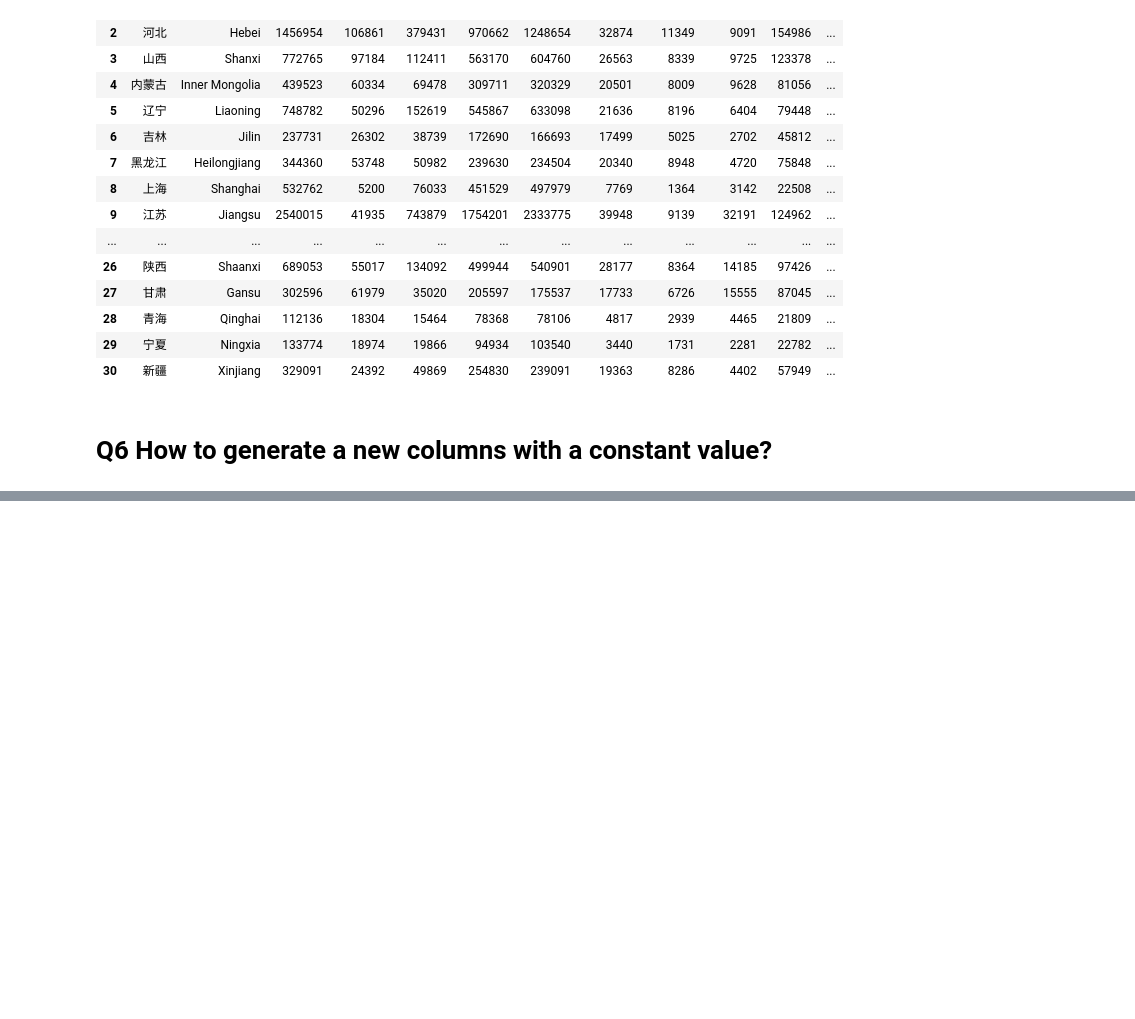
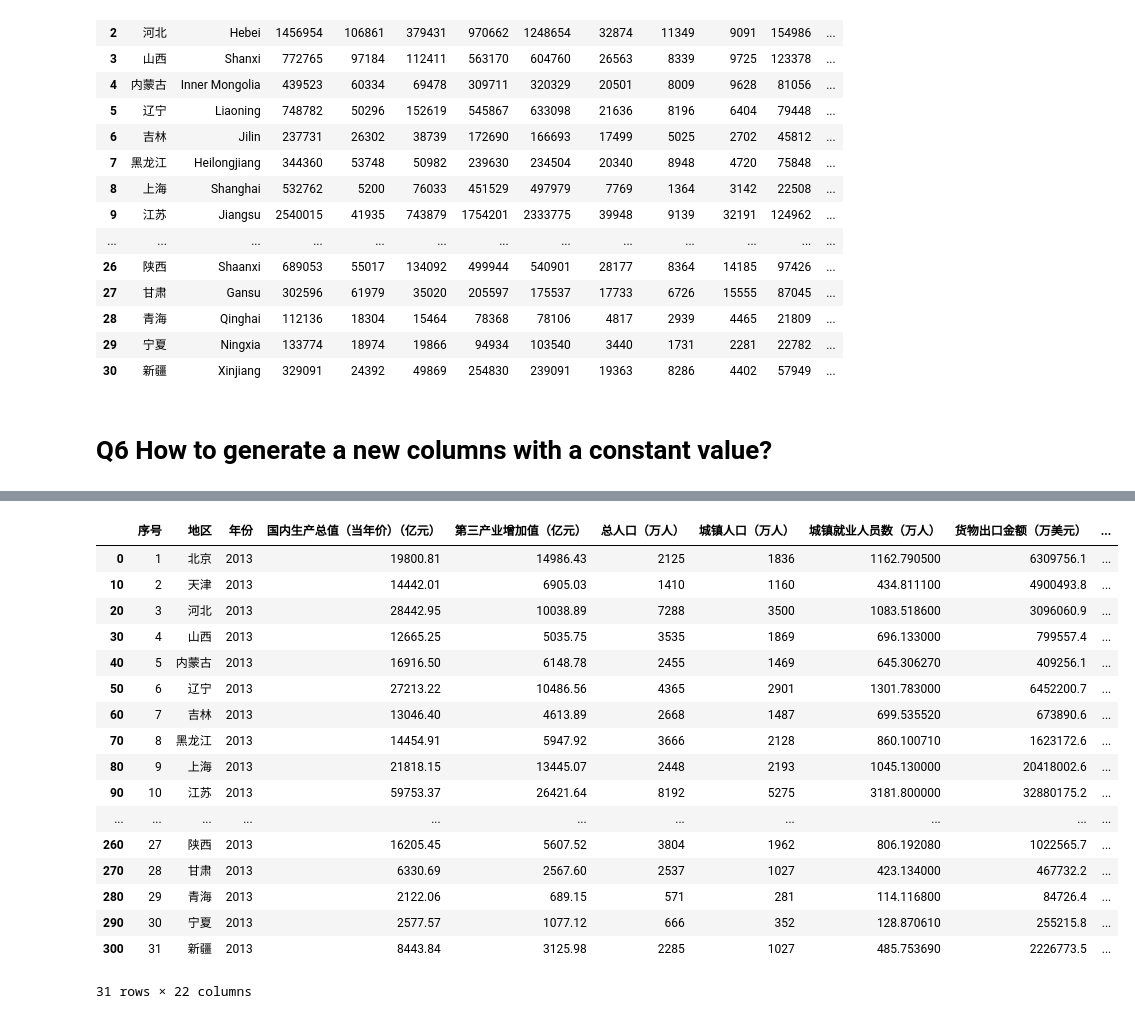
Before and after one commit to hanyu2010wendy/Big-Data, a Jupyter notebook: Chinese-statistics-data/Chinese-data.ipynb, the cells around one changed output, grey strips where cells are left out. Saved outputs shown, nothing was run; the diff lists cells and outputs as text; code cells hidden in the pictures; blank space fills up the shorter version.

```diff
--- a/Chinese-statistics-data/Chinese-data.ipynb
+++ b/Chinese-statistics-data/Chinese-data.ipynb
@@ -173,0 +223,23 @@ df.set_index(['地区','年份']).head(10)
+# %%
+df['R&Dgrowthrate'] = df.groupby('行政区划代码')['R&D经费（万元）'].pct_change()
+# %%
+df.query('年份==2013')
+# %% [output]
+|  | 序号 | 地区 | 年份 | 国内生产总值（当年价）（亿元） | 第三产业增加值（亿元） | 总人口（万人） | 城镇人口（万人） | 城镇就业人员数（万人） | 货物出口金额（万美元） | ... |
+| 0 | 1 | 北京 | 2013 | 19800.81 | 14986.43 | 2125 | 1836 | 1162.790500 | 6309756.1 | ... |
+| 10 | 2 | 天津 | 2013 | 14442.01 | 6905.03 | 1410 | 1160 | 434.811100 | 4900493.8 | ... |
+| 20 | 3 | 河北 | 2013 | 28442.95 | 10038.89 | 7288 | 3500 | 1083.518600 | 3096060.9 | ... |
+| 30 | 4 | 山西 | 2013 | 12665.25 | 5035.75 | 3535 | 1869 | 696.133000 | 799557.4 | ... |
+| 40 | 5 | 内蒙古 | 2013 | 16916.50 | 6148.78 | 2455 | 1469 | 645.306270 | 409256.1 | ... |
+| 50 | 6 | 辽宁 | 2013 | 27213.22 | 10486.56 | 4365 | 2901 | 1301.783000 | 6452200.7 | ... |
+| 60 | 7 | 吉林 | 2013 | 13046.40 | 4613.89 | 2668 | 1487 | 699.535520 | 673890.6 | ... |
+| 70 | 8 | 黑龙江 | 2013 | 14454.91 | 5947.92 | 3666 | 2128 | 860.100710 | 1623172.6 | ... |
+| 80 | 9 | 上海 | 2013 | 21818.15 | 13445.07 | 2448 | 2193 | 1045.130000 | 20418002.6 | ... |
+| 90 | 10 | 江苏 | 2013 | 59753.37 | 26421.64 | 8192 | 5275 | 3181.800000 | 32880175.2 | ... |
+| ... | ... | ... | ... | ... | ... | ... | ... | ... | ... | ... |
+| 260 | 27 | 陕西 | 2013 | 16205.45 | 5607.52 | 3804 | 1962 | 806.192080 | 1022565.7 | ... |
+| 270 | 28 | 甘肃 | 2013 | 6330.69 | 2567.60 | 2537 | 1027 | 423.134000 | 467732.2 | ... |
+| 280 | 29 | 青海 | 2013 | 2122.06 | 689.15 | 571 | 281 | 114.116800 | 84726.4 | ... |
+| 290 | 30 | 宁夏 | 2013 | 2577.57 | 1077.12 | 666 | 352 | 128.870610 | 255215.8 | ... |
+| 300 | 31 | 新疆 | 2013 | 8443.84 | 3125.98 | 2285 | 1027 | 485.753690 | 2226773.5 | ... |
+31 rows × 22 columns
```
Also changed, not shown: parts of 14 cells of this notebook.
